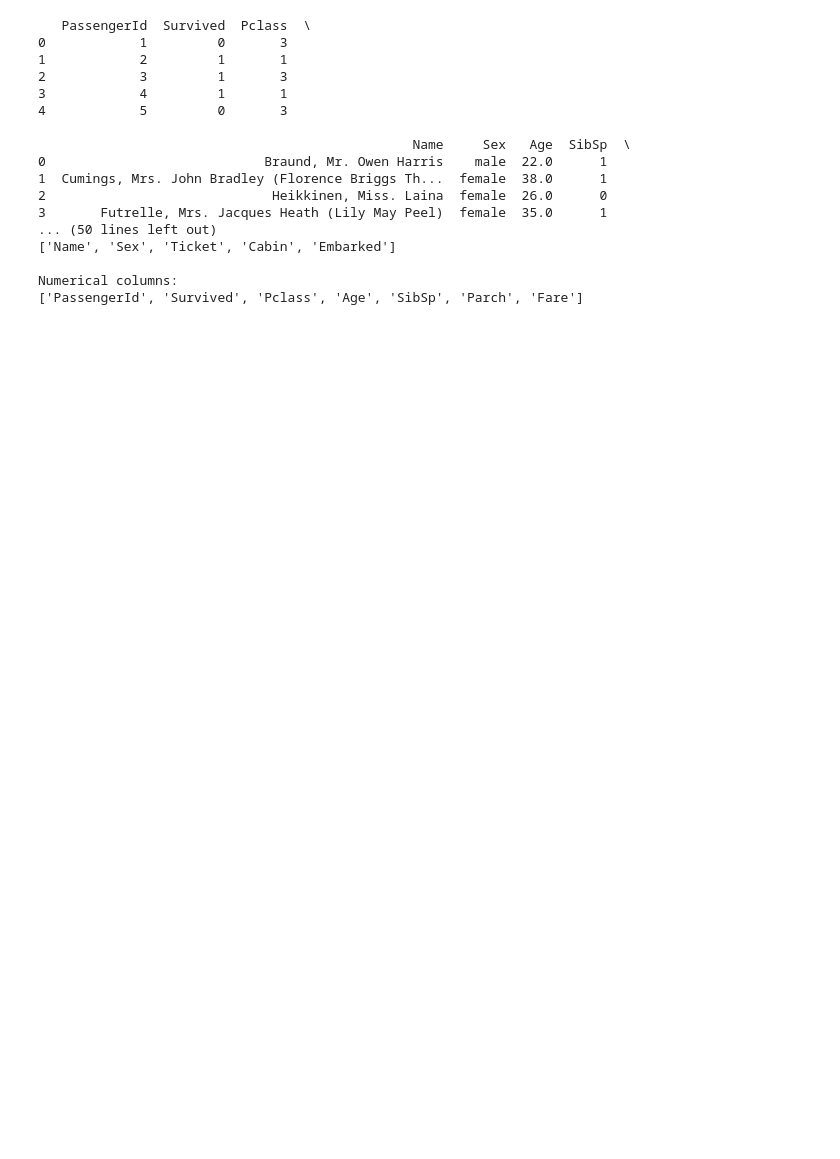
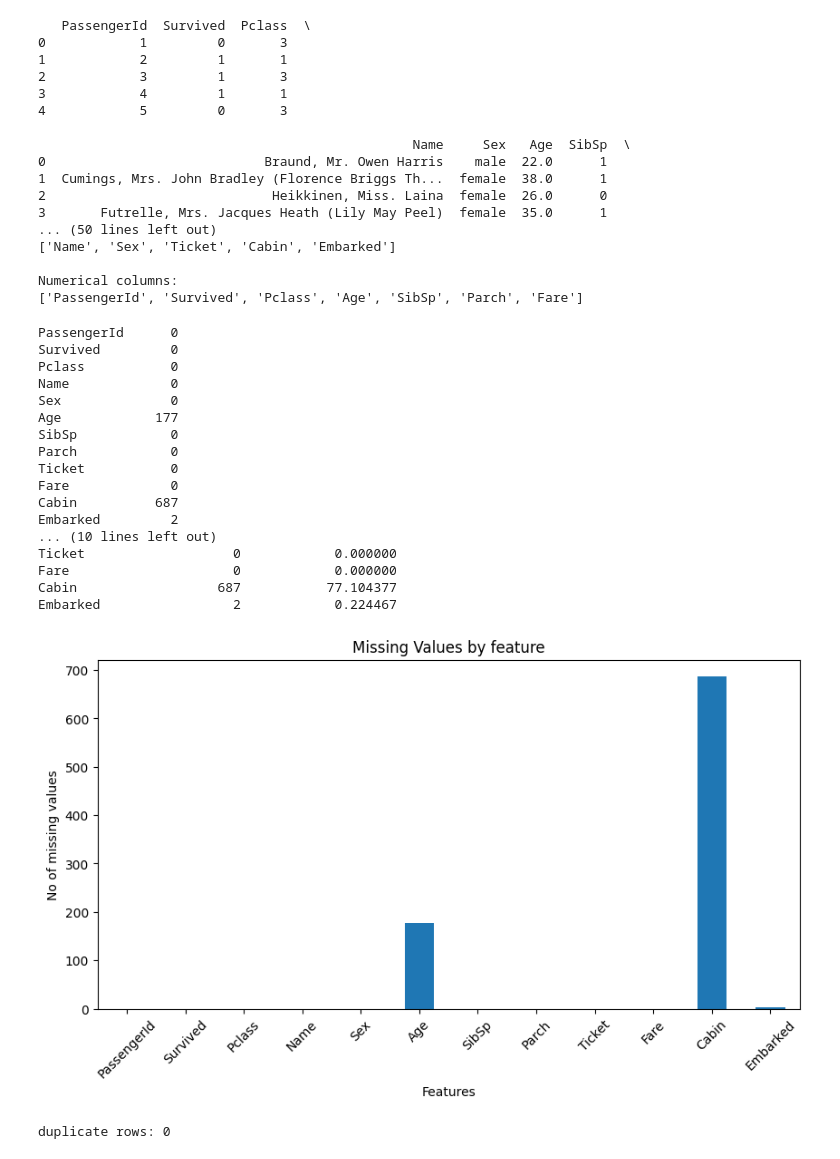
Before and after one commit to krishn12323/aiml_lab, a Jupyter notebook: Data_Preprocessing.ipynb, the cells around one changed output. Drawn from its saved outputs; the diff is of its cells as text; code cells hidden in the pictures; blank space fills up the shorter version.

```diff
--- a/Data_Preprocessing.ipynb
+++ b/Data_Preprocessing.ipynb
@@ -55,19 +55,43 @@ Numerical columns:
 # %%
 missing=df.isnull().sum()
 
 print(missing)
 
-missing_percent=df.isnull().sum()/len(def))*100
+missing_percent=df.isnull().sum()/len(df) *100
 
 missing_table=pd.DataFrame({
     "Missing Count": missing,
     "Missing Percentage": missing_percent
 })
 
 print(missing_table)
 
 plt.figure(figsize=(10,5))
-plt.isnull().sum().plot(kind='bar')
+df.isnull().sum().plot(kind='bar')
 plt.title("Missing Values by feature")
-plt.xlabvel("Features")
+plt.xlabel("Features")
 plt.ylabel("No of missing values")
+plt.xticks(rotation=45)
+plt.show()
+
+print("duplicate rows:",df.duplicated().sum())
+# %% [output]
+PassengerId      0
+Survived         0
+Pclass           0
+Name             0
+Sex              0
+Age            177
+SibSp            0
+Parch            0
+Ticket           0
+Fare             0
+Cabin          687
+Embarked         2
+... (10 lines left out)
+Ticket                   0            0.000000
+Fare                     0            0.000000
+Cabin                  687           77.104377
+Embarked                 2            0.224467
+[figure, added]
+duplicate rows: 0
```
Also changed, not shown: parts of 2 cells of this notebook.
